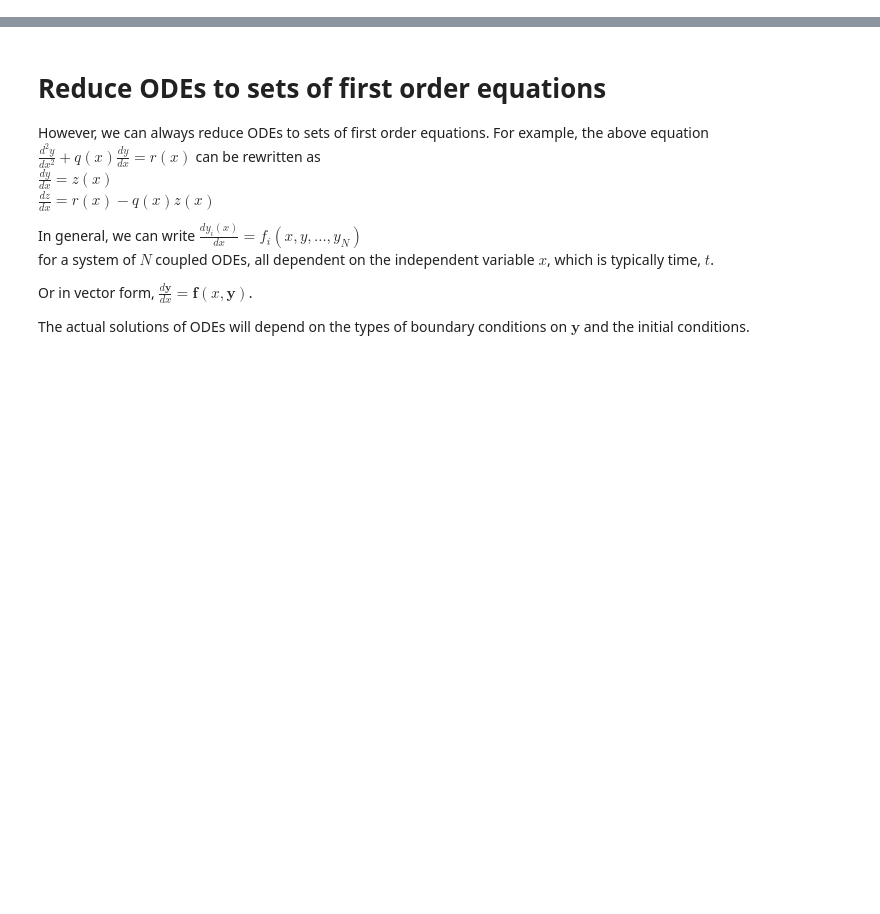
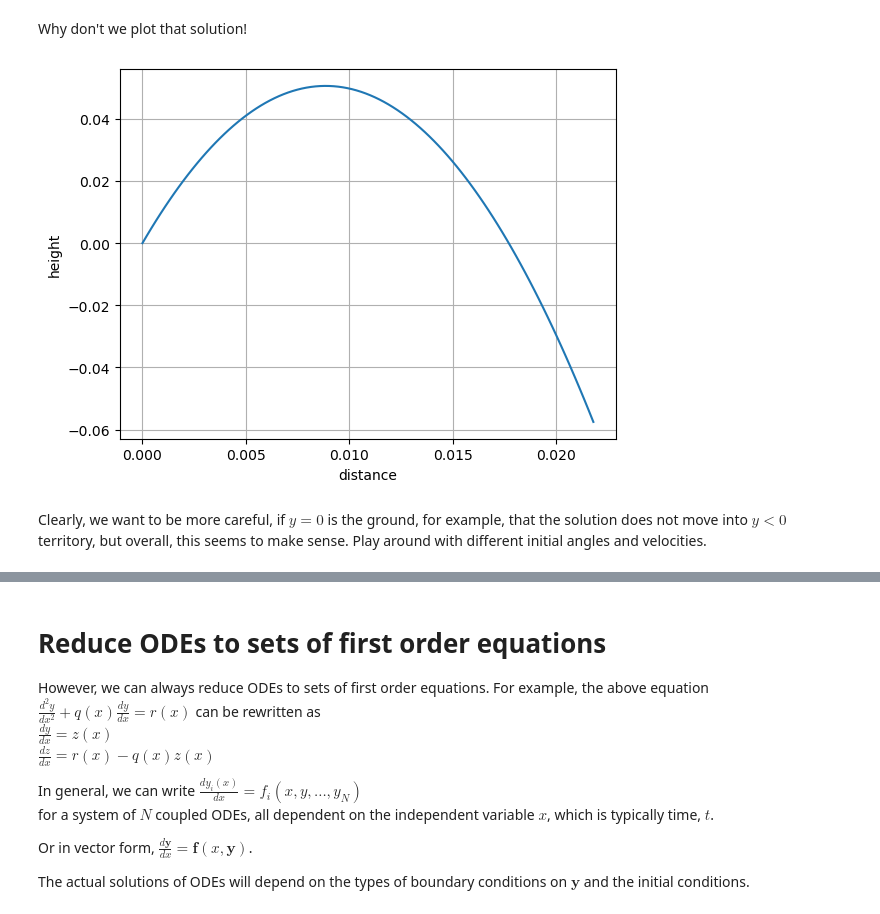
Before and after one commit to dunyuliu/Earth_From_Lab_To_Planet_Tutorials, a Jupyter notebook: ODENumericalGuide.ipynb, the cells around one changed output, grey strips where cells are left out. Cells and saved outputs as stored; diff of their text form; code cells hidden in the pictures; blank space fills up the shorter version.

```diff
--- a/ODENumericalGuide.ipynb
+++ b/ODENumericalGuide.ipynb
@@ -30,0 +69,13 @@ where $v$ is the velocity. If we know $x$ at time $t=t_0$ and we know $v$, then
+# %% [markdown]
+Why don't we plot that solution!
+# %%
+import numpy as np
+import matplotlib.pyplot as plt
+t=np.linspace(0,.25,100)
+g=9.81
+
+plt.plot(vx0*t,vy0*t-g*(t**2)/2);plt.xlabel('distance');plt.ylabel('height');plt.grid(True);plt.show()
+# %% [output]
+[figure, added]
+# %% [markdown]
+Clearly, we want to be more careful, if $y=0$ is the ground, for example, that the solution does not move into $y<0$ territory, but overall, this seems to make sense. Play around with different initial angles and velocities.
```
Also changed, not shown: parts of 8 cells of this notebook, 1 other file.
